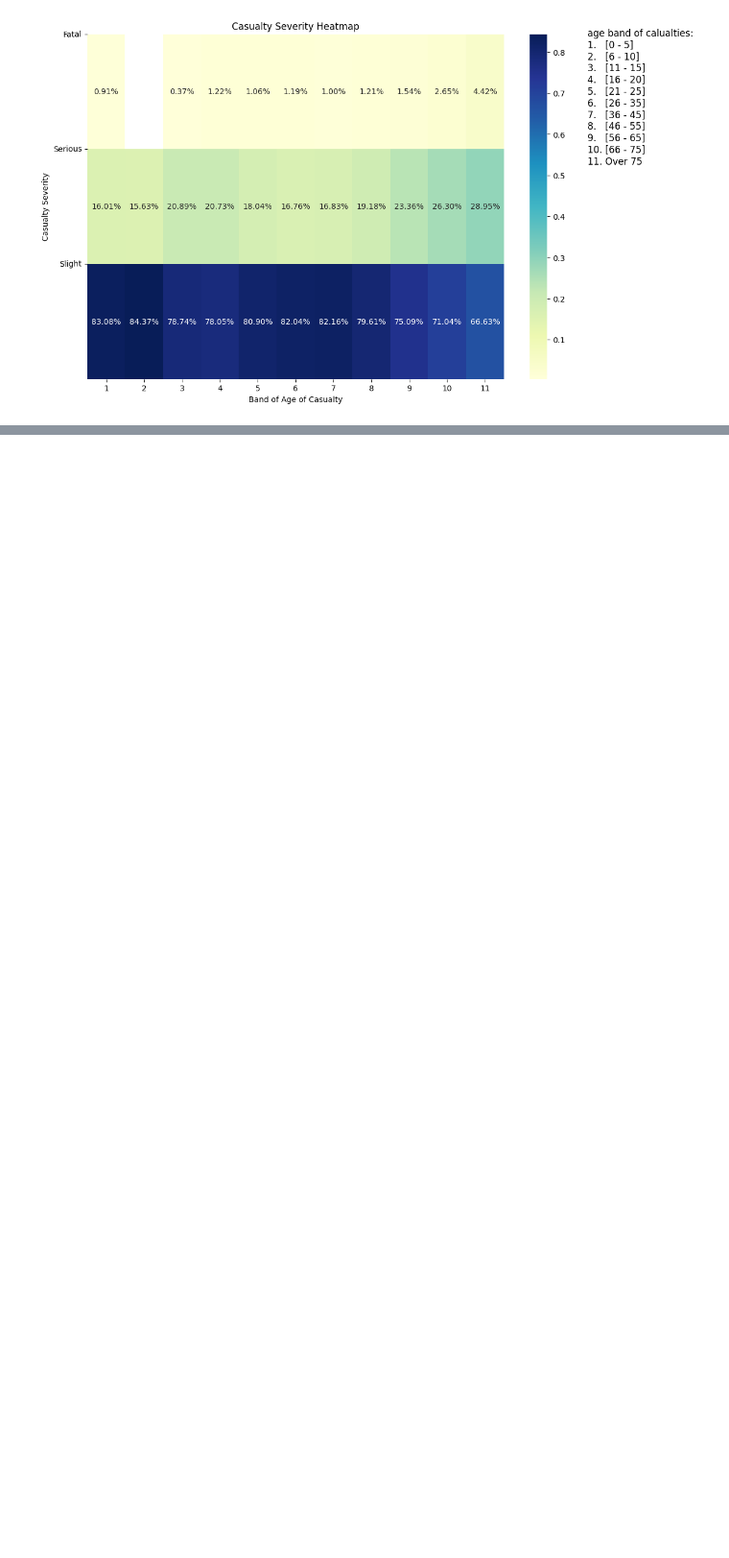
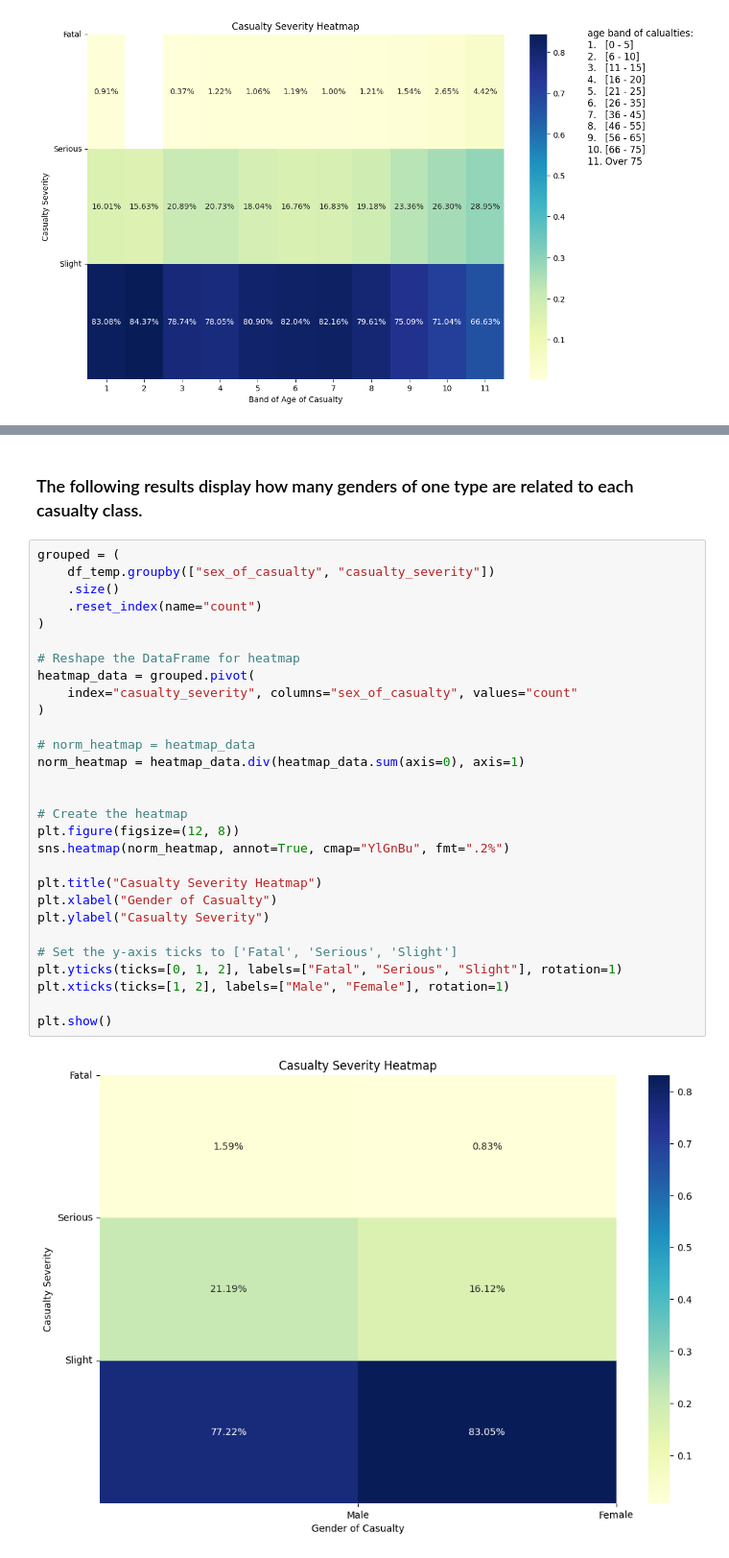
Before and after one commit to MohammadJavadN/Road-Accidents-Analysis, a Jupyter notebook: ds.ipynb, the cells around one changed output, grey strips where cells are left out. Shown at 96% size. Drawn from its saved outputs; the diff is of its cells as text; blank space fills up the shorter version.

```diff
--- a/ds.ipynb
+++ b/ds.ipynb
@@ -479,0 +544,33 @@ plt.show()
+# %% [markdown]
+### The following results display how many genders of one type are related to each casualty class.
+# %%
+grouped = (
+    df_temp.groupby(["sex_of_casualty", "casualty_severity"])
+    .size()
+    .reset_index(name="count")
+)
+
+# Reshape the DataFrame for heatmap
+heatmap_data = grouped.pivot(
+    index="casualty_severity", columns="sex_of_casualty", values="count"
+)
+
+# norm_heatmap = heatmap_data
+norm_heatmap = heatmap_data.div(heatmap_data.sum(axis=0), axis=1)
+
+
+# Create the heatmap
+plt.figure(figsize=(12, 8))
+sns.heatmap(norm_heatmap, annot=True, cmap="YlGnBu", fmt=".2%")
+
+plt.title("Casualty Severity Heatmap")
+plt.xlabel("Gender of Casualty")
+plt.ylabel("Casualty Severity")
+
+# Set the y-axis ticks to ['Fatal', 'Serious', 'Slight']
+plt.yticks(ticks=[0, 1, 2], labels=["Fatal", "Serious", "Slight"], rotation=1)
+plt.xticks(ticks=[1, 2], labels=["Male", "Female"], rotation=1)
+
+plt.show()
+# %% [output]
+[figure, added]
```
Also changed, not shown: parts of 4 cells of this notebook.
